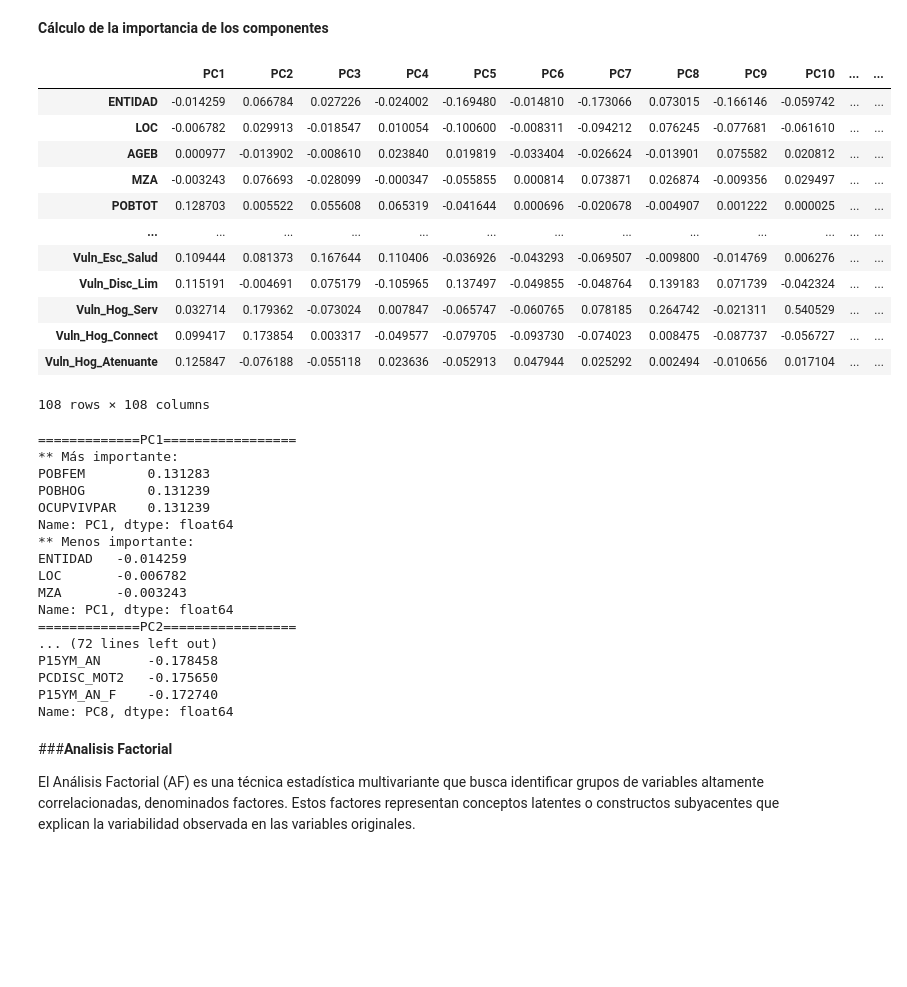
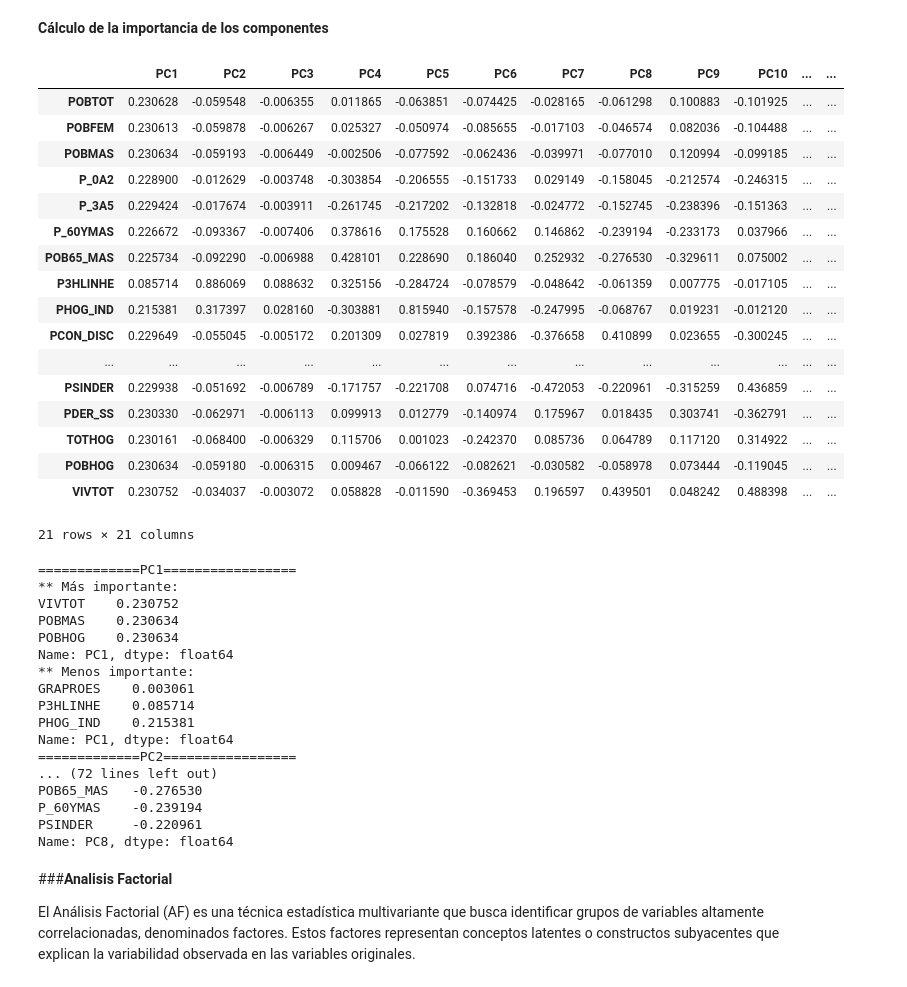
Before and after one commit to LH-1169213/IslasDeCalor, a Jupyter notebook: EDA_SCITEL_INEGI_Avance_2.ipynb, the cells around one changed output. Drawn from its saved outputs; the diff is of its cells as text; code cells hidden in the pictures; blank space fills up the shorter version.

```diff
--- a/EDA_SCITEL_INEGI_Avance_2.ipynb
+++ b/EDA_SCITEL_INEGI_Avance_2.ipynb
@@ -1474,6 +1431,6 @@ df_cat_vul2.head()
 # %%
 pca = PCA()
-pca.fit(df_cat_vul2)
+pca.fit(df_transformed)
 pcaSummary = pd.DataFrame({'Standard deviation': np.round(np.sqrt(pca.explained_variance_), 2),
                           'Proportion of variance': np.round(pca.explained_variance_ratio_ * 100, 2),
                           'Cumulative proportion': np.round(np.cumsum(pca.explained_variance_ratio_) * 100, 2)
@@ -1539,23 +1500,28 @@ array([[-1.42587219e-02, -6.78248853e-03,  9.76550627e-04, ...,
 # %%
 pcsComponents_df = pd.DataFrame(pca.components_.transpose(),
                                 columns=pcaSummary.columns,
-                                index=df_cat_vul2.columns
+                                index=df_transformed.columns
                                 )
 pcsComponents_df
 # %% [output]
 |  | PC1 | PC2 | PC3 | PC4 | PC5 | PC6 | PC7 | PC8 | PC9 | PC10 | ... | ... |
-| ENTIDAD | -0.014259 | 0.066784 | 0.027226 | -0.024002 | -0.169480 | -0.014810 | -0.173066 | 0.073015 | -0.166146 | -0.059742 | ... | ... |
-| LOC | -0.006782 | 0.029913 | -0.018547 | 0.010054 | -0.100600 | -0.008311 | -0.094212 | 0.076245 | -0.077681 | -0.061610 | ... | ... |
-| AGEB | 0.000977 | -0.013902 | -0.008610 | 0.023840 | 0.019819 | -0.033404 | -0.026624 | -0.013901 | 0.075582 | 0.020812 | ... | ... |
-| MZA | -0.003243 | 0.076693 | -0.028099 | -0.000347 | -0.055855 | 0.000814 | 0.073871 | 0.026874 | -0.009356 | 0.029497 | ... | ... |
-| POBTOT | 0.128703 | 0.005522 | 0.055608 | 0.065319 | -0.041644 | 0.000696 | -0.020678 | -0.004907 | 0.001222 | 0.000025 | ... | ... |
+| POBTOT | 0.230628 | -0.059548 | -0.006355 | 0.011865 | -0.063851 | -0.074425 | -0.028165 | -0.061298 | 0.100883 | -0.101925 | ... | ... |
+| POBFEM | 0.230613 | -0.059878 | -0.006267 | 0.025327 | -0.050974 | -0.085655 | -0.017103 | -0.046574 | 0.082036 | -0.104488 | ... | ... |
+| POBMAS | 0.230634 | -0.059193 | -0.006449 | -0.002506 | -0.077592 | -0.062436 | -0.039971 | -0.077010 | 0.120994 | -0.099185 | ... | ... |
+| P_0A2 | 0.228900 | -0.012629 | -0.003748 | -0.303854 | -0.206555 | -0.151733 | 0.029149 | -0.158045 | -0.212574 | -0.246315 | ... | ... |
+| P_3A5 | 0.229424 | -0.017674 | -0.003911 | -0.261745 | -0.217202 | -0.132818 | -0.024772 | -0.152745 | -0.238396 | -0.151363 | ... | ... |
+| P_60YMAS | 0.226672 | -0.093367 | -0.007406 | 0.378616 | 0.175528 | 0.160662 | 0.146862 | -0.239194 | -0.233173 | 0.037966 | ... | ... |
+| POB65_MAS | 0.225734 | -0.092290 | -0.006988 | 0.428101 | 0.228690 | 0.186040 | 0.252932 | -0.276530 | -0.329611 | 0.075002 | ... | ... |
+| P3HLINHE | 0.085714 | 0.886069 | 0.088632 | 0.325156 | -0.284724 | -0.078579 | -0.048642 | -0.061359 | 0.007775 | -0.017105 | ... | ... |
+| PHOG_IND | 0.215381 | 0.317397 | 0.028160 | -0.303881 | 0.815940 | -0.157578 | -0.247995 | -0.068767 | 0.019231 | -0.012120 | ... | ... |
+| PCON_DISC | 0.229649 | -0.055045 | -0.005172 | 0.201309 | 0.027819 | 0.392386 | -0.376658 | 0.410899 | 0.023655 | -0.300245 | ... | ... |
 | ... | ... | ... | ... | ... | ... | ... | ... | ... | ... | ... | ... | ... |
-| Vuln_Esc_Salud | 0.109444 | 0.081373 | 0.167644 | 0.110406 | -0.036926 | -0.043293 | -0.069507 | -0.009800 | -0.014769 | 0.006276 | ... | ... |
-| Vuln_Disc_Lim | 0.115191 | -0.004691 | 0.075179 | -0.105965 | 0.137497 | -0.049855 | -0.048764 | 0.139183 | 0.071739 | -0.042324 | ... | ... |
-| Vuln_Hog_Serv | 0.032714 | 0.179362 | -0.073024 | 0.007847 | -0.065747 | -0.060765 | 0.078185 | 0.264742 | -0.021311 | 0.540529 | ... | ... |
-| Vuln_Hog_Connect | 0.099417 | 0.173854 | 0.003317 | -0.049577 | -0.079705 | -0.093730 | -0.074023 | 0.008475 | -0.087737 | -0.056727 | ... | ... |
-| Vuln_Hog_Atenuante | 0.125847 | -0.076188 | -0.055118 | 0.023636 | -0.052913 | 0.047944 | 0.025292 | 0.002494 | -0.010656 | 0.017104 | ... | ... |
+| PSINDER | 0.229938 | -0.051692 | -0.006789 | -0.171757 | -0.221708 | 0.074716 | -0.472053 | -0.220961 | -0.315259 | 0.436859 | ... | ... |
+| PDER_SS | 0.230330 | -0.062971 | -0.006113 | 0.099913 | 0.012779 | -0.140974 | 0.175967 | 0.018435 | 0.303741 | -0.362791 | ... | ... |
+| TOTHOG | 0.230161 | -0.068400 | -0.006329 | 0.115706 | 0.001023 | -0.242370 | 0.085736 | 0.064789 | 0.117120 | 0.314922 | ... | ... |
+| POBHOG | 0.230634 | -0.059180 | -0.006315 | 0.009467 | -0.066122 | -0.082621 | -0.030582 | -0.058978 | 0.073444 | -0.119045 | ... | ... |
+| VIVTOT | 0.230752 | -0.034037 | -0.003072 | 0.058828 | -0.011590 | -0.369453 | 0.196597 | 0.439501 | 0.048242 | 0.488398 | ... | ... |
-108 rows × 108 columns
+21 rows × 21 columns
 # %%
 print("=============PC1=================")
 print("** Más importante:")
@@ -1600,20 +1566,20 @@ print(pcsComponents_df.PC8.nsmallest(3))
 # %% [output]
 =============PC1=================
 ** Más importante:
-POBFEM        0.131283
-POBHOG        0.131239
-OCUPVIVPAR    0.131239
+VIVTOT    0.230752
+POBMAS    0.230634
+POBHOG    0.230634
 Name: PC1, dtype: float64
 ** Menos importante:
-ENTIDAD   -0.014259
-LOC       -0.006782
-MZA       -0.003243
+GRAPROES    0.003061
+P3HLINHE    0.085714
+PHOG_IND    0.215381
 Name: PC1, dtype: float64
 =============PC2=================
 ... (72 lines left out)
-P15YM_AN      -0.178458
-PCDISC_MOT2   -0.175650
-P15YM_AN_F    -0.172740
+POB65_MAS   -0.276530
+P_60YMAS    -0.239194
+PSINDER     -0.220961
 Name: PC8, dtype: float64
 # %% [markdown]
 ###**Analisis Factorial**
```
Also changed, not shown: parts of 52 cells of this notebook.
